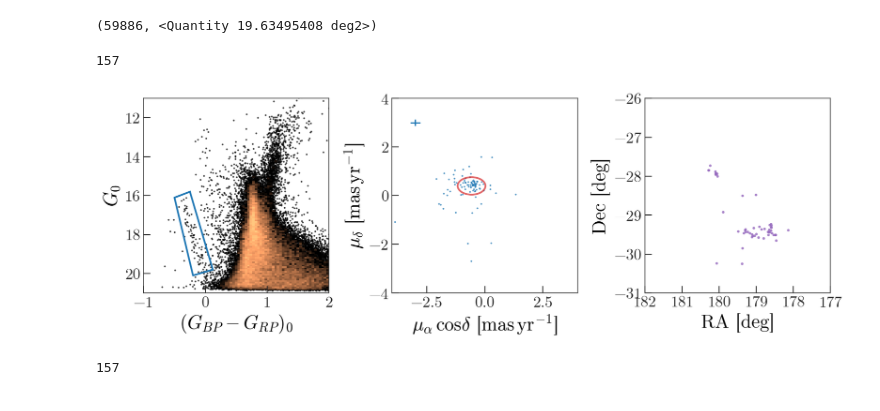
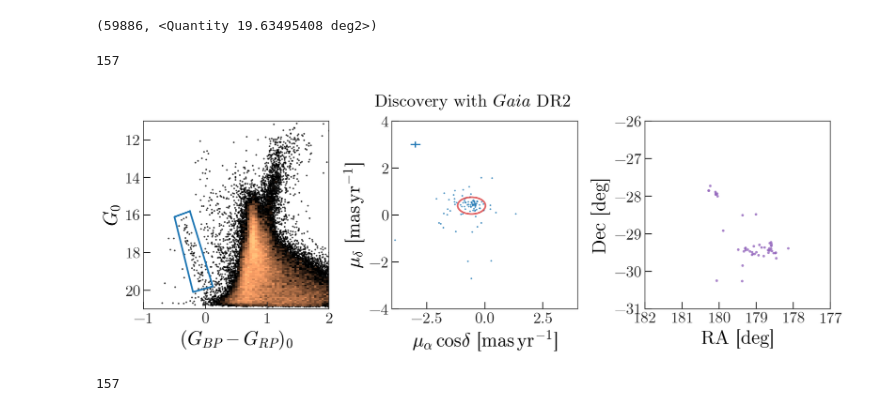
Before and after one commit to adrn/dr2-lmc-cluster, a Jupyter notebook: notebooks/Figure1-Gaia.ipynb, the cells around one changed output. Saved outputs shown, nothing was run; the diff lists cells and outputs as text; code cells hidden in the pictures.

```diff
--- a/notebooks/Figure1-Gaia.ipynb
+++ b/notebooks/Figure1-Gaia.ipynb
@@ -80,7 +80,7 @@ H, xe, ye = np.histogram2d(bprp0[cl_rough_mask], G0[cl_rough_mask],
 pt_thresh = 8
 norm = mpl.colors.LogNorm(vmin=pt_thresh+1, vmax=1e2)
 
-fig, axes = plt.subplots(1, 3, figsize=(12, 4),
+fig, axes = plt.subplots(1, 3, figsize=(12, 4.3),
                          constrained_layout=True)
 
 # ----
@@ -145,34 +145,37 @@ ax.set_xlabel(r'$\mu_\alpha \, \cos \delta$' + masyr)
 ax.set_ylabel(r'$\mu_\delta$' + masyr)
 
 ax.set_xlim(-4, 4)
 ax.set_ylim(-4, 4)
 
 
 # -------
 # On sky:
 
 ax = axes[2]
 
 x = g.ra.value[cl_rough_mask & poly_mask & pm_mask]
 y = g.dec.value[cl_rough_mask & poly_mask & pm_mask]
 
 style = dark_ptstyle.copy()
 style['color'] = 'tab:purple'
 style['alpha'] = 0.8
 style['markersize'] = 3.
 ax.plot(x, y, **style)
 
 ax.set_xlabel('RA [deg]')
 ax.set_ylabel('Dec [deg]')
 
 ax.set_xlim(179.5 + 2.5, 179.5 - 2.5)
 ax.set_ylim(-28.5 - 2.5, -28.5 + 2.5)
 ax.set_xticks(np.arange(177, 182+1e-3, 1))
 
+fig.suptitle(r'Discovery with ${\it Gaia}$ DR2',
+             fontsize=20)
+
 fig.savefig('../plots/figures/gaia-cmd-pm.pdf', dpi=200)
 # %% [output]
 157
-[figure, old version]
+[figure, new version]
 # %%
 H, xe, ye = np.histogram2d(bprp0[control_mask], G0[control_mask],
                            bins=bins)
```
